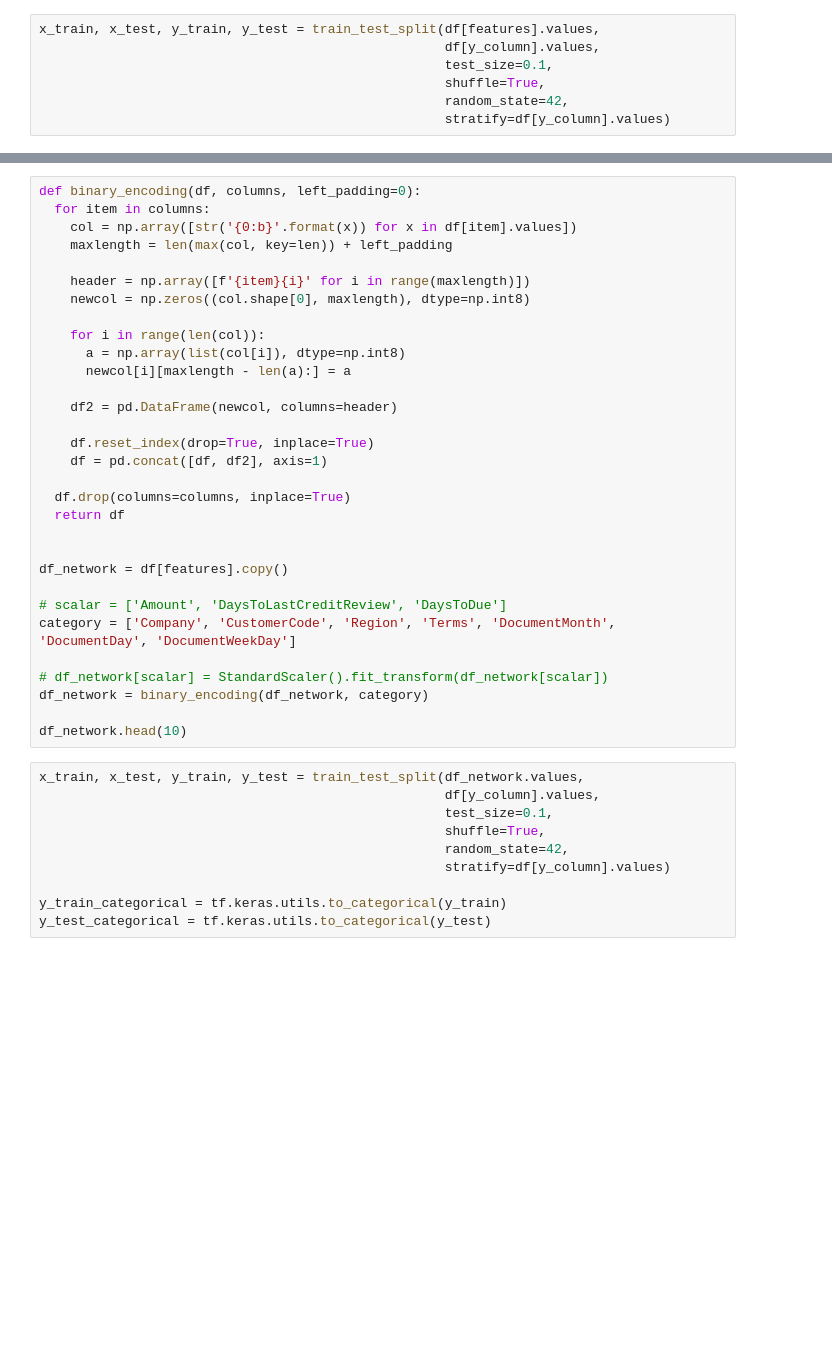
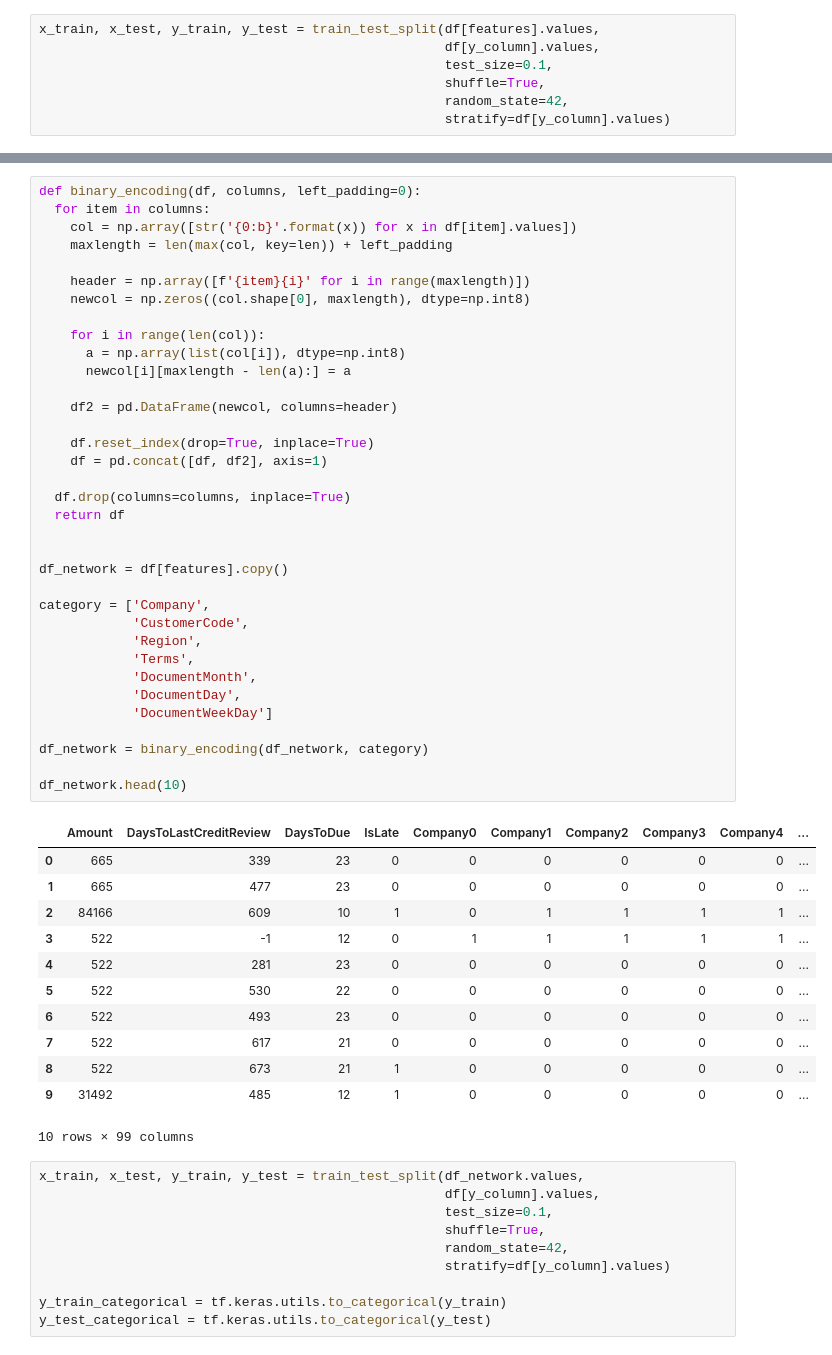
Before and after one commit to arthurflor23/invoice-payment-prediction, a Jupyter notebook: predict-payments.ipynb, the cells around one changed output, grey strips where cells are left out. Saved outputs shown, nothing was run; the diff lists cells and outputs as text; blank space fills up the shorter version.

```diff
--- a/predict-payments.ipynb
+++ b/predict-payments.ipynb
@@ -171,34 +345,51 @@ plt.show()
 # %%
 def binary_encoding(df, columns, left_padding=0):
   for item in columns:
     col = np.array([str('{0:b}'.format(x)) for x in df[item].values])
     maxlength = len(max(col, key=len)) + left_padding
 
     header = np.array([f'{item}{i}' for i in range(maxlength)])
     newcol = np.zeros((col.shape[0], maxlength), dtype=np.int8)
 
     for i in range(len(col)):
       a = np.array(list(col[i]), dtype=np.int8)
       newcol[i][maxlength - len(a):] = a
 
     df2 = pd.DataFrame(newcol, columns=header)
 
     df.reset_index(drop=True, inplace=True)
     df = pd.concat([df, df2], axis=1)
 
   df.drop(columns=columns, inplace=True)
   return df
 
 
 df_network = df[features].copy()
 
-# scalar = ['Amount', 'DaysToLastCreditReview', 'DaysToDue']
-category = ['Company', 'CustomerCode', 'Region', 'Terms', 'DocumentMonth', 'DocumentDay', 'DocumentWeekDay']
+category = ['Company',
+            'CustomerCode',
+            'Region',
+            'Terms',
+            'DocumentMonth',
+            'DocumentDay',
+            'DocumentWeekDay']
 
-# df_network[scalar] = StandardScaler().fit_transform(df_network[scalar])
 df_network = binary_encoding(df_network, category)
 
 df_network.head(10)
+# %% [output]
+|  | Amount | DaysToLastCreditReview | DaysToDue | IsLate | Company0 | Company1 | Company2 | Company3 | Company4 | ... |
+| 0 | 665 | 339 | 23 | 0 | 0 | 0 | 0 | 0 | 0 | ... |
+| 1 | 665 | 477 | 23 | 0 | 0 | 0 | 0 | 0 | 0 | ... |
+| 2 | 84166 | 609 | 10 | 1 | 0 | 1 | 1 | 1 | 1 | ... |
+| 3 | 522 | -1 | 12 | 0 | 1 | 1 | 1 | 1 | 1 | ... |
+| 4 | 522 | 281 | 23 | 0 | 0 | 0 | 0 | 0 | 0 | ... |
+| 5 | 522 | 530 | 22 | 0 | 0 | 0 | 0 | 0 | 0 | ... |
+| 6 | 522 | 493 | 23 | 0 | 0 | 0 | 0 | 0 | 0 | ... |
+| 7 | 522 | 617 | 21 | 0 | 0 | 0 | 0 | 0 | 0 | ... |
+| 8 | 522 | 673 | 21 | 1 | 0 | 0 | 0 | 0 | 0 | ... |
+| 9 | 31492 | 485 | 12 | 1 | 0 | 0 | 0 | 0 | 0 | ... |
+10 rows × 99 columns
 # %%
 x_train, x_test, y_train, y_test = train_test_split(df_network.values,
                                                     df[y_column].values,
```
Also changed, not shown: parts of 20 cells of this notebook.
